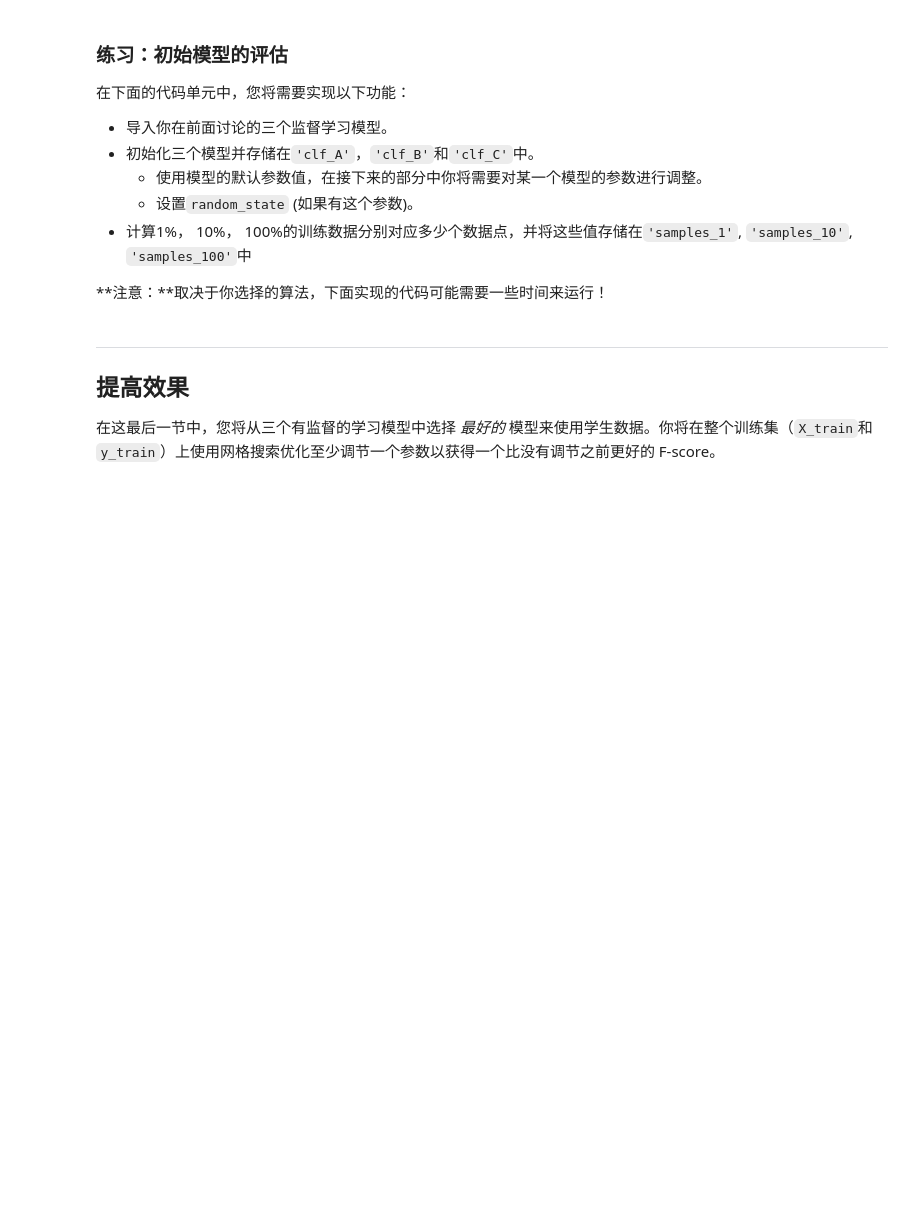
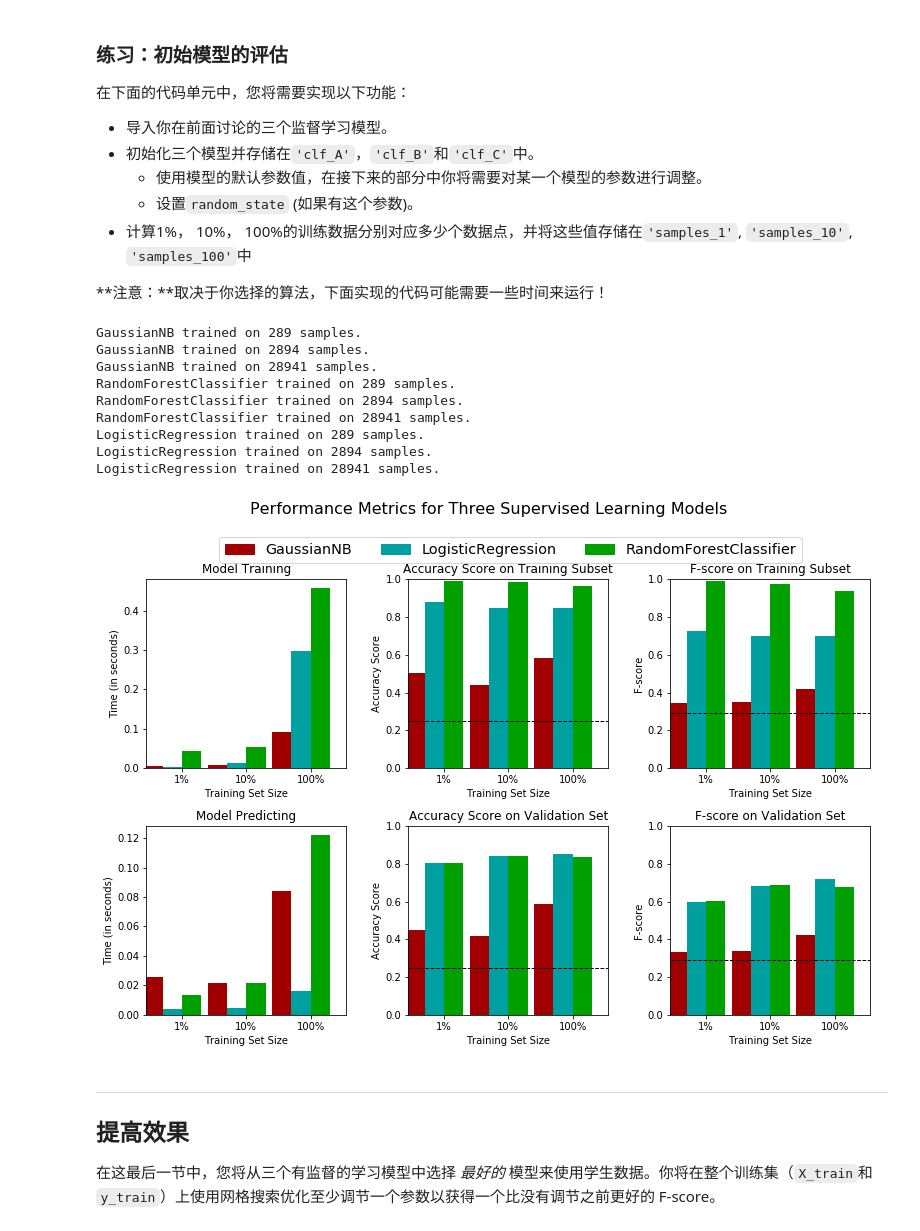
Before and after one commit to Lotus-LuoTong/finding_donors, a Jupyter notebook: finding_donors.ipynb, the cells around one changed output. Saved outputs shown, nothing was run; the diff lists cells and outputs as text; code cells hidden in the pictures; blank space fills up the shorter version.

```diff
--- a/finding_donors.ipynb
+++ b/finding_donors.ipynb
@@ -367,33 +386,33 @@ def train_predict(learner, sample_size, X_train, y_train, X_val, y_val):
     # TODO：使用sample_size大小的训练数据来拟合学习器
     # TODO: Fit the learner to the training data using slicing with 'sample_size'
     start = time() # 获得程序开始时间
-    learner = None
+    learner = learner.fit(X_train[:sample_size], y_train[:sample_size])
     end = time() # 获得程序结束时间
 
     # TODO：计算训练时间
-    results['train_time'] = None
+    results['train_time'] = end - start
 
     # TODO: 得到在验证集上的预测值
     #       然后得到对前300个训练数据的预测结果
     start = time() # 获得程序开始时间
-    predictions_val = None
-    predictions_train = None
+    predictions_val = learner.predict(X_val)
+    predictions_train = learner.predict(X_train[:sample_size])
     end = time() # 获得程序结束时间
 
     # TODO：计算预测用时
-    results['pred_time'] = None
+    results['pred_time'] = end - start
 
     # TODO：计算在最前面的300个训练数据的准确率
-    results['acc_train'] = None
+    results['acc_train'] = accuracy_score(y_train[:sample_size], predictions_train)
 
     # TODO：计算在验证上的准确率
-    results['acc_val'] = None
+    results['acc_val'] = accuracy_score(y_val, predictions_val)
 
     # TODO：计算在最前面300个训练数据上的F-score
-    results['f_train'] = None
+    results['f_train'] = fbeta_score(y_train[:sample_size], predictions_train, beta=0.5)
 
     # TODO：计算验证集上的F-score
-    results['f_val'] = None
+    results['f_val'] = fbeta_score(y_val, predictions_val, beta=0.5)
 
     # 成功
     print "{} trained on {} samples.".format(learner.__class__.__name__, sample_size)
@@ -412,27 +431,56 @@ def train_predict(learner, sample_size, X_train, y_train, X_val, y_val):
 **注意：**取决于你选择的算法，下面实现的代码可能需要一些时间来运行！
 # %%
 # TODO：从sklearn中导入三个监督学习模型
+from sklearn.naive_bayes import GaussianNB
+from sklearn.ensemble import RandomForestClassifier
+from sklearn.linear_model import SGDClassifier
+from sklearn.svm import SVC
+from sklearn.tree import DecisionTreeClassifier
+from sklearn.ensemble import AdaBoostClassifier
+from sklearn.ensemble import BaggingClassifier
+from sklearn.ensemble import GradientBoostingClassifier
+from sklearn.linear_model import LogisticRegression
+from sklearn.neighbors import KNeighborsClassifier
 
 # TODO：初始化三个模型
-clf_A = None
-clf_B = None
-clf_C = None
+clf_A = GaussianNB()
+clf_B = RandomForestClassifier()
+clf_C = LogisticRegression()
+#clf_D = SVC()
+#clf_E = DecisionTreeClassifier()
+#clf_F = AdaBoostClassifier()
+#clf_G = GradientBoostingClassifier()
+#clf_H = BaggingClassifier()
+#clf_I = GaussianNB()
+#clf_J = KNeighborsClassifier()
+
 
 # TODO：计算1%， 10%， 100%的训练数据分别对应多少点
-samples_1 = None
-samples_10 = None
-samples_100 = None
+samples_1 = int(0.01 * X_train.shape[0])
+samples_10 = int(0.1 * X_train.shape[0])
+samples_100 = X_train.shape[0]
 
 # 收集学习器的结果
 results = {}
 for clf in [clf_A, clf_B, clf_C]:
     clf_name = clf.__class__.__name__
     results[clf_name] = {}
     for i, samples in enumerate([samples_1, samples_10, samples_100]):
         results[clf_name][i] = train_predict(clf, samples, X_train, y_train, X_val, y_val)
 
 # 对选择的三个模型得到的评价结果进行可视化
 vs.evaluate(results, accuracy, fscore)
+# %% [output]
+GaussianNB trained on 289 samples.
+GaussianNB trained on 2894 samples.
+GaussianNB trained on 28941 samples.
+RandomForestClassifier trained on 289 samples.
+RandomForestClassifier trained on 2894 samples.
+RandomForestClassifier trained on 28941 samples.
+LogisticRegression trained on 289 samples.
+LogisticRegression trained on 2894 samples.
+LogisticRegression trained on 28941 samples.
+[figure, added]
 # %% [markdown]
 ----
 ## 提高效果
```
Also changed, not shown: parts of 24 cells of this notebook, 1 other file.
